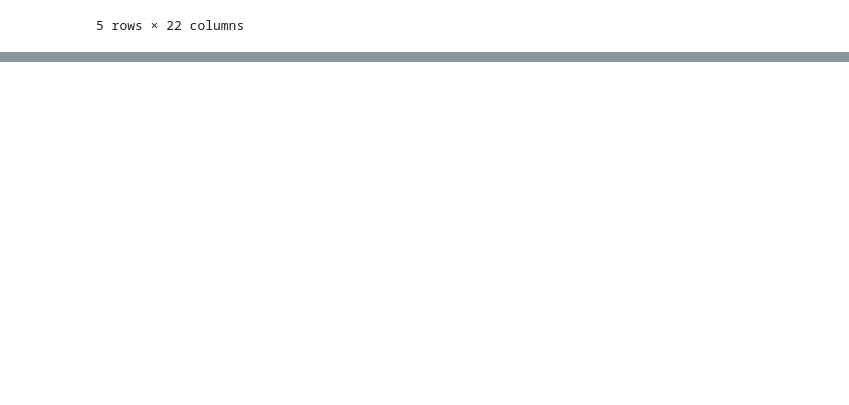
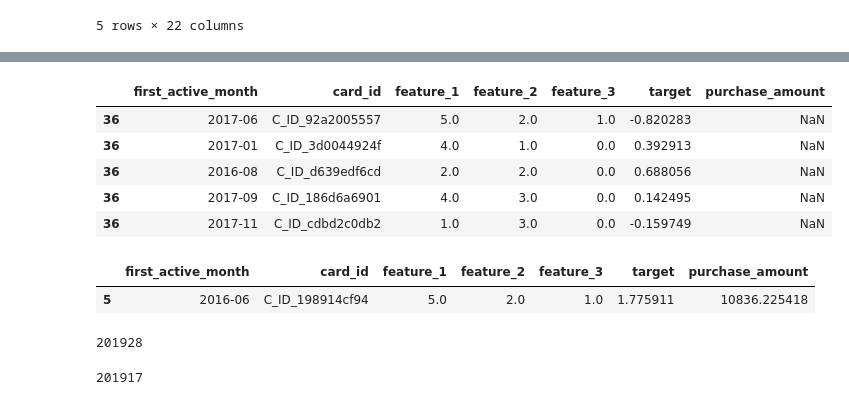
Before and after one commit to gane-dev/DeepLearning, a Jupyter notebook: elo-prediction.ipynb, the cells around one changed output, grey strips where cells are left out. Saved outputs shown, nothing was run; the diff lists cells and outputs as text; code cells hidden in the pictures; blank space fills up the shorter version.

```diff
--- a/elo-prediction.ipynb
+++ b/elo-prediction.ipynb
@@ -32,0 +157,26 @@ merchants.head()
+# %%
+# frames = [customer,total_custs]
+# cust_result = pd.concat(frames,axis=1, join_axes=[customer.card_id],join='outer')
+cust_result = pd.merge(customer,total_custs, how='outer',on='card_id',left_index=True)
+
+cust_result.head()
+# %% [output]
+|  | first_active_month | card_id | feature_1 | feature_2 | feature_3 | target | purchase_amount |
+| 36 | 2017-06 | C_ID_92a2005557 | 5.0 | 2.0 | 1.0 | -0.820283 | NaN |
+| 36 | 2017-01 | C_ID_3d0044924f | 4.0 | 1.0 | 0.0 | 0.392913 | NaN |
+| 36 | 2016-08 | C_ID_d639edf6cd | 2.0 | 2.0 | 0.0 | 0.688056 | NaN |
+| 36 | 2017-09 | C_ID_186d6a6901 | 4.0 | 3.0 | 0.0 | 0.142495 | NaN |
+| 36 | 2017-11 | C_ID_cdbd2c0db2 | 1.0 | 3.0 | 0.0 | -0.159749 | NaN |
+# %%
+cust_result[cust_result['purchase_amount'] > 0]
+# %% [output]
+|  | first_active_month | card_id | feature_1 | feature_2 | feature_3 | target | purchase_amount |
+| 5 | 2016-06 | C_ID_198914cf94 | 5.0 | 2.0 | 1.0 | 1.775911 | 10836.225418 |
+# %%
+len(cust_result)
+# %% [output]
+201928
+# %%
+len(customer)
+# %% [output]
+201917
```
Also changed, not shown: parts of 22 cells of this notebook.
